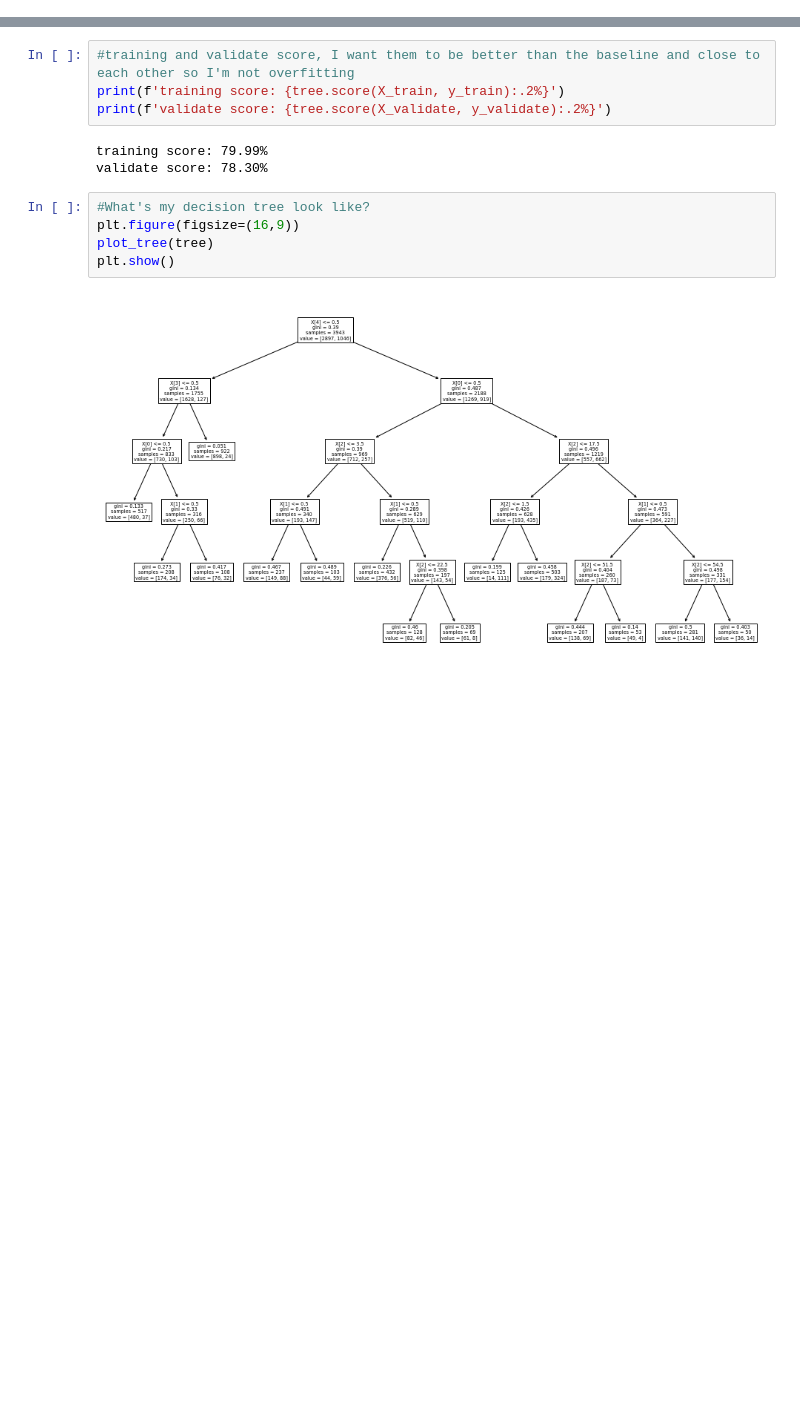
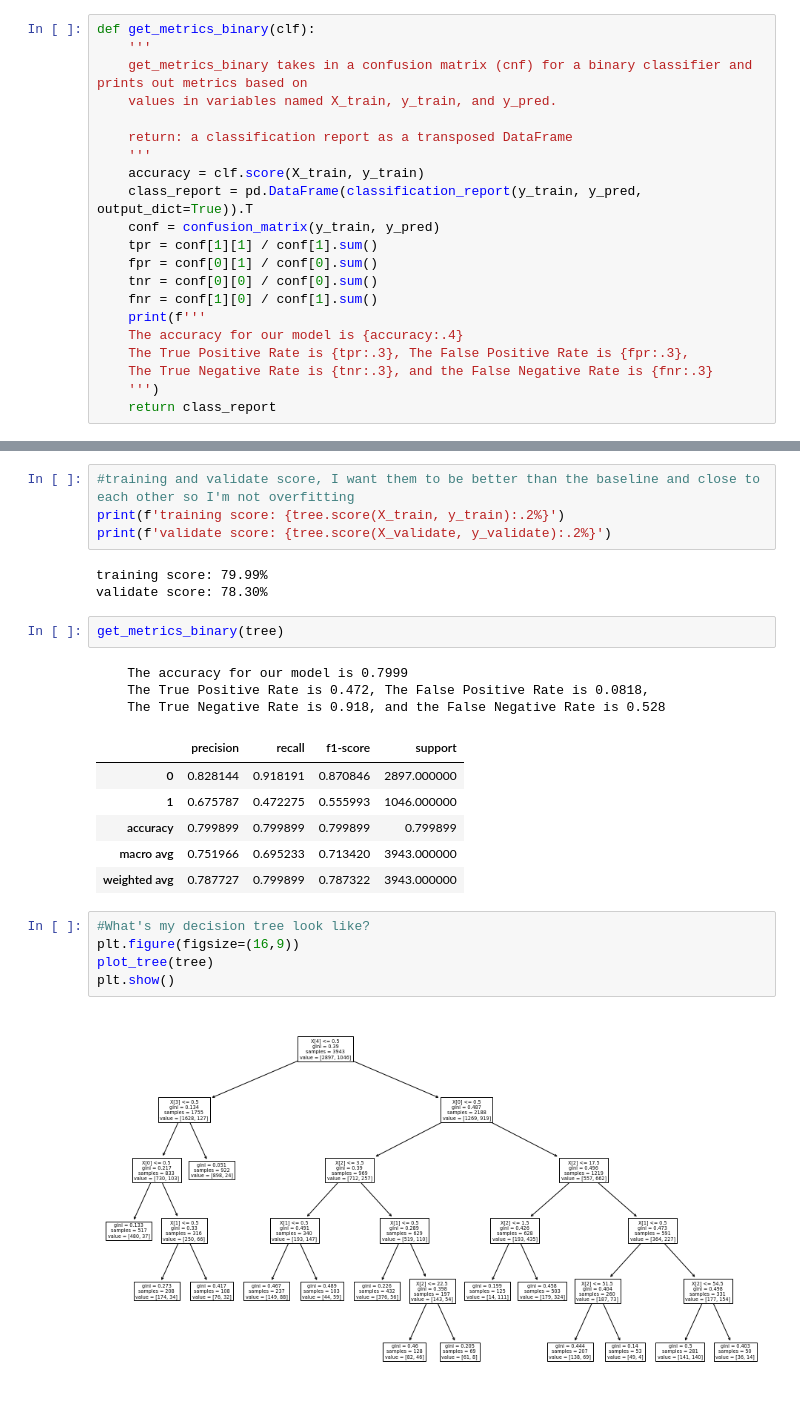
Before and after one commit to annah-vu/classification_project, a Jupyter notebook: telco_churn_final.ipynb, the cells around one changed output, grey strips where cells are left out. Saved outputs shown, nothing was run; the diff lists cells and outputs as text; blank space fills up the shorter version.

```diff
--- a/telco_churn_final.ipynb
+++ b/telco_churn_final.ipynb
@@ -433,6 +408,27 @@ Takeaways:
 <br>
 # %% [markdown]
 # Modeling
+# %%
+def get_metrics_binary(clf):
+    '''
+    get_metrics_binary takes in a confusion matrix (cnf) for a binary classifier and prints out metrics based on
+    values in variables named X_train, y_train, and y_pred.
+
+    return: a classification report as a transposed DataFrame
+    '''
+    accuracy = clf.score(X_train, y_train)
+    class_report = pd.DataFrame(classification_report(y_train, y_pred, output_dict=True)).T
+    conf = confusion_matrix(y_train, y_pred)
+    tpr = conf[1][1] / conf[1].sum()
+    fpr = conf[0][1] / conf[0].sum()
+    tnr = conf[0][0] / conf[0].sum()
+    fnr = conf[1][0] / conf[1].sum()
+    print(f'''
+    The accuracy for our model is {accuracy:.4}
+    The True Positive Rate is {tpr:.3}, The False Positive Rate is {fpr:.3},
+    The True Negative Rate is {tnr:.3}, and the False Negative Rate is {fnr:.3}
+    ''')
+    return class_report
 # %%
 #we prepared the data earlier with the prep_telco_churn function.
 train.shape, validate.shape, test.shape
@@ -500,6 +496,18 @@ print(f'validate score: {tree.score(X_validate, y_validate):.2%}')
 # %% [output]
 training score: 79.99%
 validate score: 78.30%
+# %%
+get_metrics_binary(tree)
+# %% [output]
+    The accuracy for our model is 0.7999
+    The True Positive Rate is 0.472, The False Positive Rate is 0.0818,
+    The True Negative Rate is 0.918, and the False Negative Rate is 0.528
+|  | precision | recall | f1-score | support |
+| 0 | 0.828144 | 0.918191 | 0.870846 | 2897.000000 |
+| 1 | 0.675787 | 0.472275 | 0.555993 | 1046.000000 |
+| accuracy | 0.799899 | 0.799899 | 0.799899 | 0.799899 |
+| macro avg | 0.751966 | 0.695233 | 0.713420 | 3943.000000 |
+| weighted avg | 0.787727 | 0.799899 | 0.787322 | 3943.000000 |
 # %%
 #What's my decision tree look like?
 plt.figure(figsize=(16,9))
```
Also changed, not shown: parts of 14 cells of this notebook.
